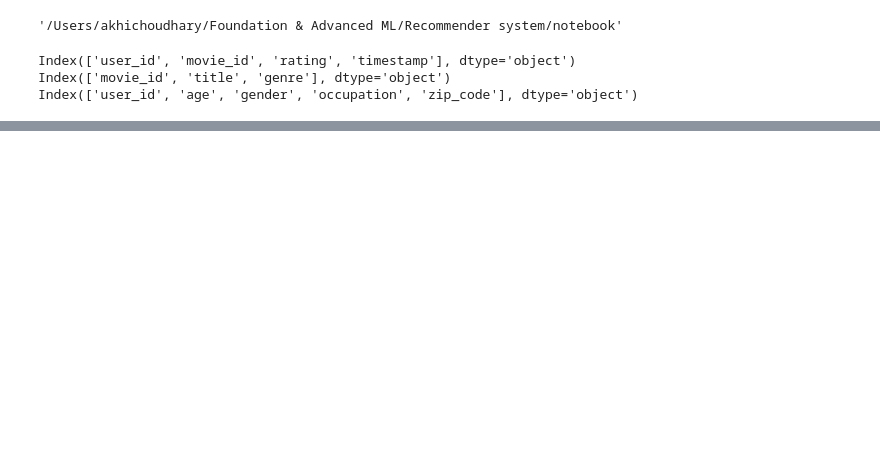
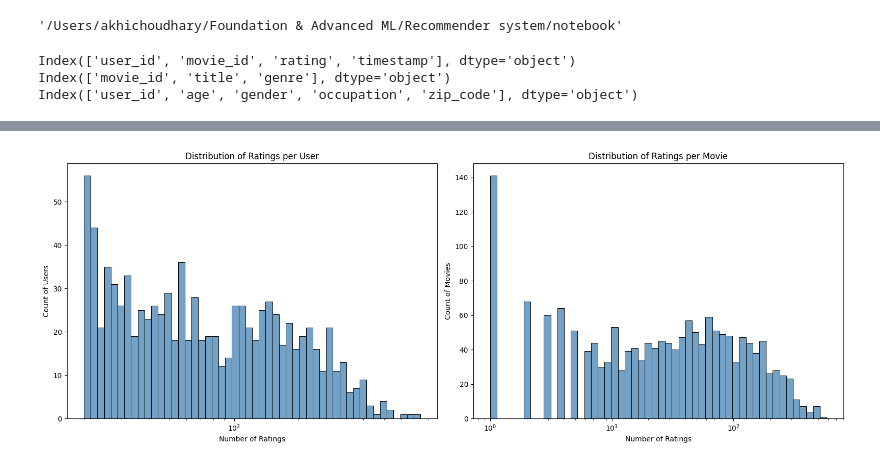
Before and after one commit to akhi08/Foundation-Advanced-ML, a Jupyter notebook: Recommender system/notebook/data_understanding.ipynb, the cells around one changed output, grey strips where cells are left out. Cells and saved outputs as stored; diff of their text form; code cells hidden in the pictures; blank space fills up the shorter version.

```diff
--- a/Recommender system/notebook/data_understanding.ipynb
+++ b/Recommender system/notebook/data_understanding.ipynb
@@ -26,0 +48,25 @@ print(ratings.rating.min())
+# %%
+ratings_per_user = ratings.groupby('user_id')['rating'].count()
+ratings_per_movie = ratings.groupby('movie_id')['rating'].count()
+## for mean and median
+mean_rating_per_movie = ratings.groupby('movie_id')['rating'].mean()
+median_rating_per_movie = ratings.groupby('movie_id')['rating'].median()
+
+### better visually appealing graph design should be simple to code as well or its fine
+# Plot distributions
+fig, axes = plt.subplots(1, 2, figsize=(16, 6))
+
+sns.histplot(ratings_per_user, bins=50, ax=axes[0], color='steelblue',log_scale=True)
+axes[0].set_title('Distribution of Ratings per User')
+axes[0].set_xlabel('Number of Ratings')
+axes[0].set_ylabel('Count of Users')
+
+sns.histplot(ratings_per_movie, bins=50, ax=axes[1], color='steelblue',log_scale=True)
+axes[1].set_title('Distribution of Ratings per Movie')
+axes[1].set_xlabel('Number of Ratings')
+axes[1].set_ylabel('Count of Movies')
+
+plt.tight_layout()
+plt.show()
+# %% [output]
+[figure, added]
```
Also changed, not shown: parts of 11 cells of this notebook.
